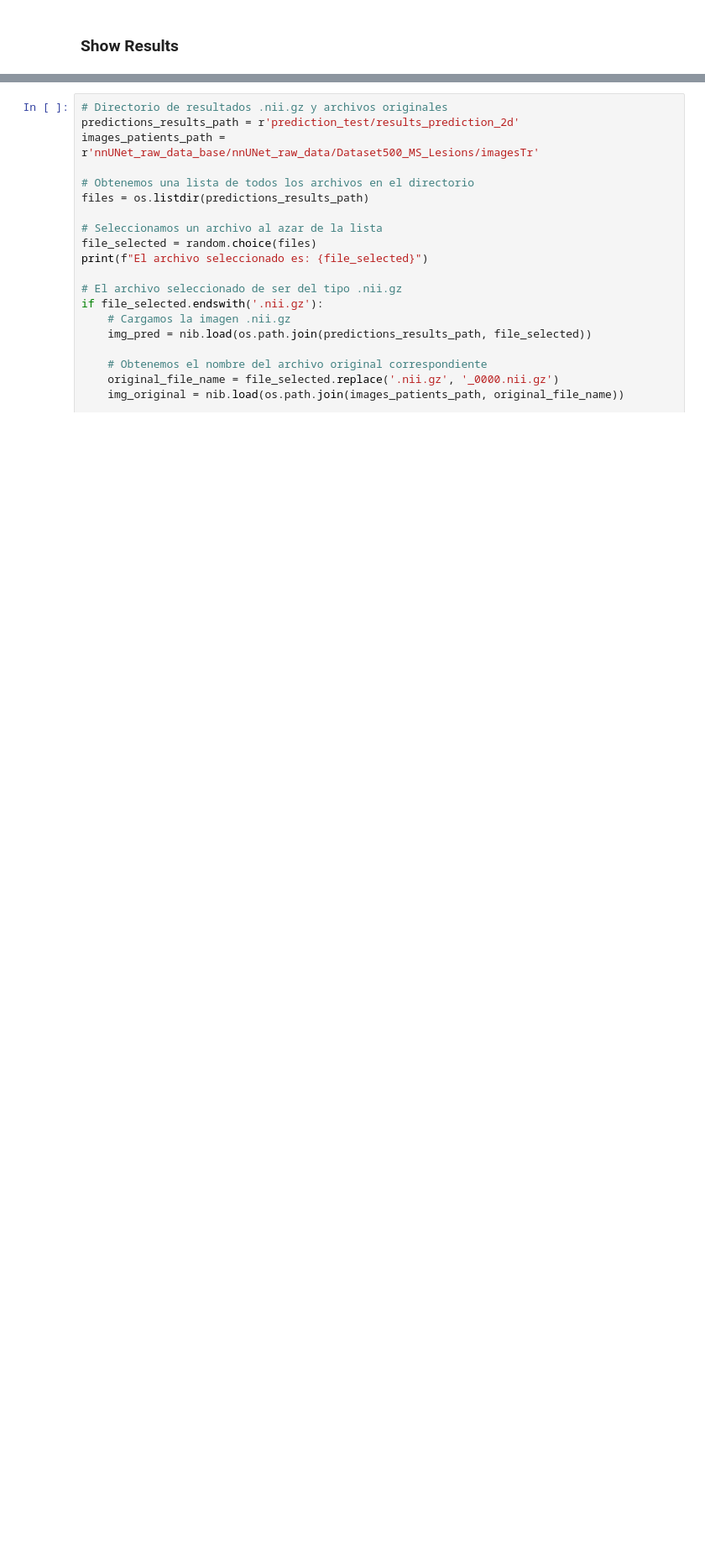
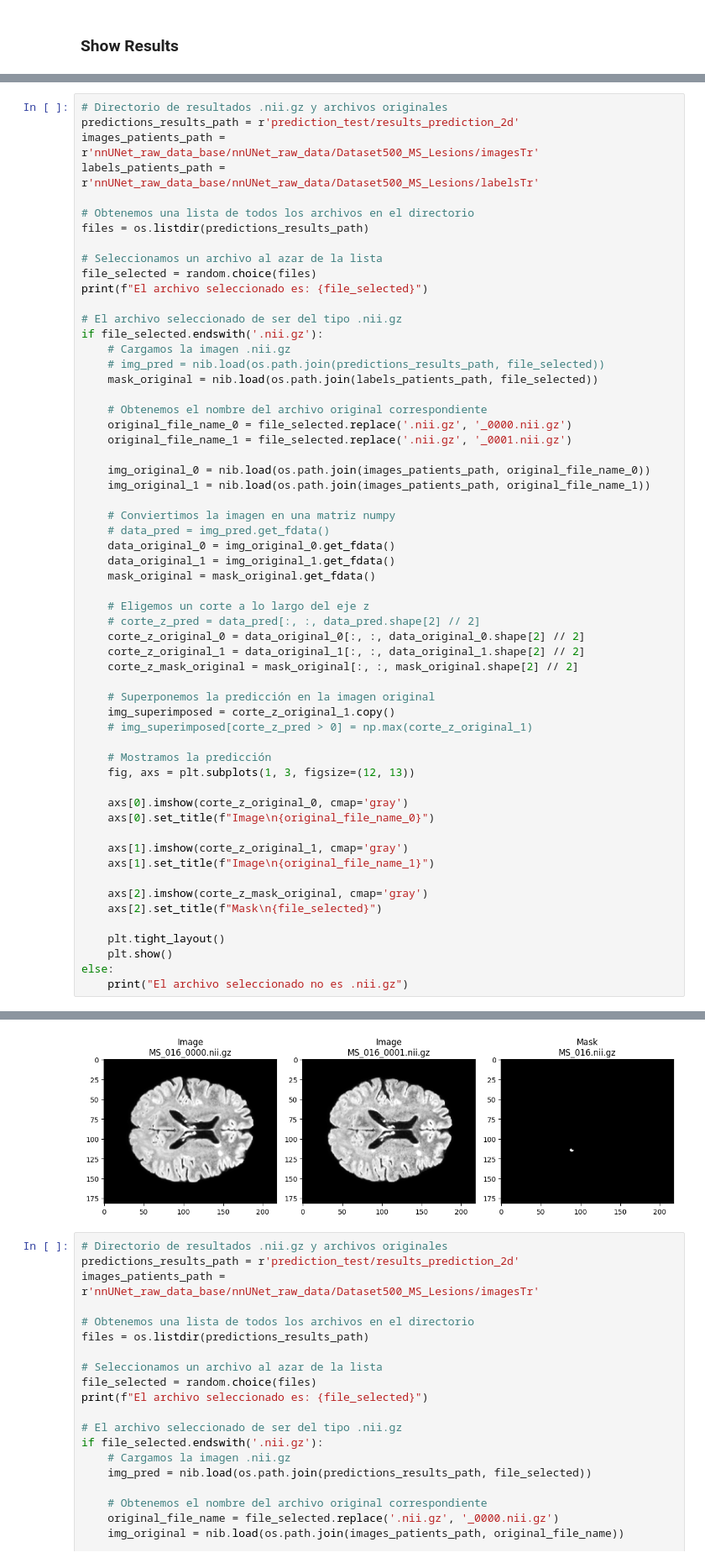
Before and after one commit to jerreyesP/MS_Segmentation_nnUNet, a Jupyter notebook: Results_Notebook.ipynb, the cells around one changed output, grey strips where cells are left out. Shown at 84% size. Cells and saved outputs as stored; diff of their text form; blank space fills up the shorter version.

```diff
--- a/Results_Notebook.ipynb
+++ b/Results_Notebook.ipynb
@@ -57,0 +67,59 @@ original name: nnUNet_raw_data_base/nnUNet_raw_data/Dataset500_MS_Lesions/images
+# %%
+# Directorio de resultados .nii.gz y archivos originales
+predictions_results_path = r'prediction_test/results_prediction_2d'
+images_patients_path = r'nnUNet_raw_data_base/nnUNet_raw_data/Dataset500_MS_Lesions/imagesTr'
+labels_patients_path = r'nnUNet_raw_data_base/nnUNet_raw_data/Dataset500_MS_Lesions/labelsTr'
+
+# Obtenemos una lista de todos los archivos en el directorio
+files = os.listdir(predictions_results_path)
+
+# Seleccionamos un archivo al azar de la lista
+file_selected = random.choice(files)
+print(f"El archivo seleccionado es: {file_selected}")
+
+# El archivo seleccionado de ser del tipo .nii.gz
+if file_selected.endswith('.nii.gz'):
+    # Cargamos la imagen .nii.gz
+    # img_pred = nib.load(os.path.join(predictions_results_path, file_selected))
+    mask_original = nib.load(os.path.join(labels_patients_path, file_selected))
+
+    # Obtenemos el nombre del archivo original correspondiente
+    original_file_name_0 = file_selected.replace('.nii.gz', '_0000.nii.gz')
+    original_file_name_1 = file_selected.replace('.nii.gz', '_0001.nii.gz')
+
+    img_original_0 = nib.load(os.path.join(images_patients_path, original_file_name_0))
+    img_original_1 = nib.load(os.path.join(images_patients_path, original_file_name_1))
+
+    # Conviertimos la imagen en una matriz numpy
+    # data_pred = img_pred.get_fdata()
+    data_original_0 = img_original_0.get_fdata()
+    data_original_1 = img_original_1.get_fdata()
+    mask_original = mask_original.get_fdata()
+
+    # Eligemos un corte a lo largo del eje z
+    # corte_z_pred = data_pred[:, :, data_pred.shape[2] // 2]
+    corte_z_original_0 = data_original_0[:, :, data_original_0.shape[2] // 2]
+    corte_z_original_1 = data_original_1[:, :, data_original_1.shape[2] // 2]
+    corte_z_mask_original = mask_original[:, :, mask_original.shape[2] // 2]
+
+    # Superponemos la predicción en la imagen original
+    img_superimposed = corte_z_original_1.copy()
+    # img_superimposed[corte_z_pred > 0] = np.max(corte_z_original_1)
+
+    # Mostramos la predicción
+    fig, axs = plt.subplots(1, 3, figsize=(12, 13))
+
+    axs[0].imshow(corte_z_original_0, cmap='gray')
+    axs[0].set_title(f"Image\n{original_file_name_0}")
+
+    axs[1].imshow(corte_z_original_1, cmap='gray')
+    axs[1].set_title(f"Image\n{original_file_name_1}")
+
+    axs[2].imshow(corte_z_mask_original, cmap='gray')
+    axs[2].set_title(f"Mask\n{file_selected}")
+
+    plt.tight_layout()
+    plt.show()
+else:
+    print("El archivo seleccionado no es .nii.gz")
+# %% [output]
@@ -58,3 +127,4 @@ original name: nnUNet_raw_data_base/nnUNet_raw_data/Dataset500_MS_Lesions/images
+[figure, added]
 # %%
 # Directorio de resultados .nii.gz y archivos originales
 predictions_results_path = r'prediction_test/results_prediction_2d'
```
Also changed, not shown: parts of 7 cells of this notebook.
